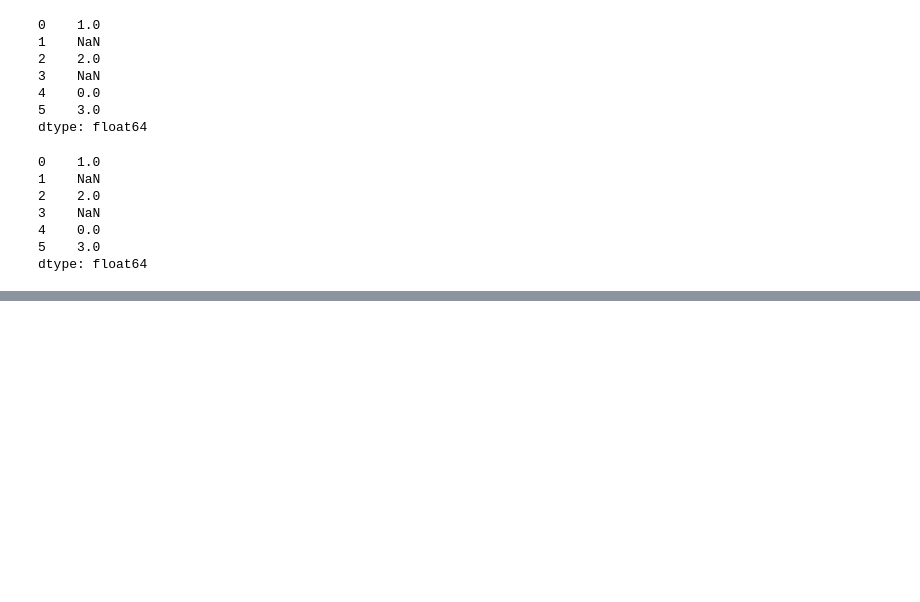
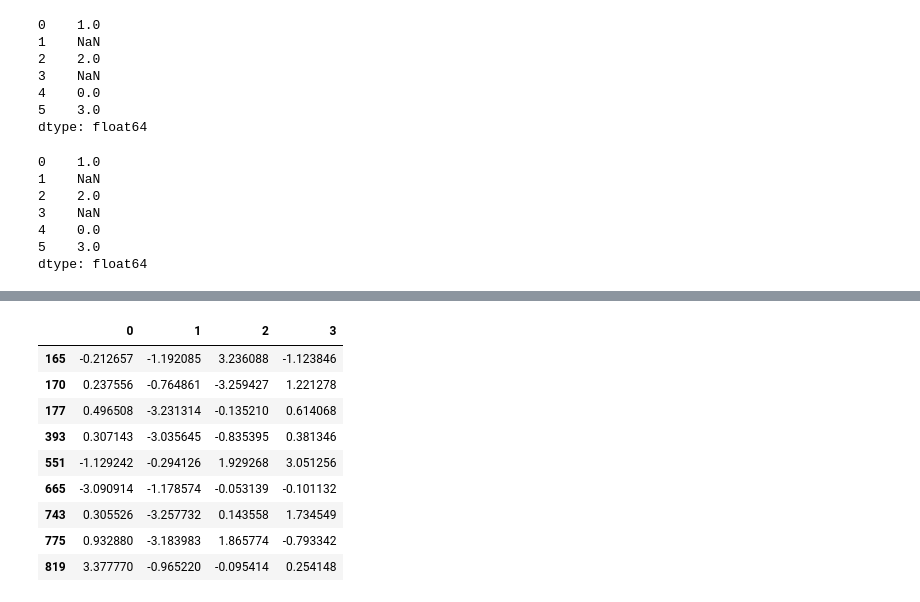
Before and after one commit to singfungcheung/python_for_data_analysis_wm_practice, a Jupyter notebook: src/Chapter7_DataCleaning.ipynb, the cells around one changed output, grey strips where cells are left out. Saved outputs shown, nothing was run; the diff lists cells and outputs as text; code cells hidden in the pictures; blank space fills up the shorter version.

```diff
--- a/src/Chapter7_DataCleaning.ipynb
+++ b/src/Chapter7_DataCleaning.ipynb
@@ -388,0 +430,14 @@ dtype: float64
+# %%
+# Find some outliers. Let's say values greater than abs(3).
+data[(data.abs() > 3).any(axis="columns")]
+# %% [output]
+|  | 0 | 1 | 2 | 3 |
+| 165 | -0.212657 | -1.192085 | 3.236088 | -1.123846 |
+| 170 | 0.237556 | -0.764861 | -3.259427 | 1.221278 |
+| 177 | 0.496508 | -3.231314 | -0.135210 | 0.614068 |
+| 393 | 0.307143 | -3.035645 | -0.835395 | 0.381346 |
+| 551 | -1.129242 | -0.294126 | 1.929268 | 3.051256 |
+| 665 | -3.090914 | -1.178574 | -0.053139 | -0.101132 |
+| 743 | 0.305526 | -3.257732 | 0.143558 | 1.734549 |
+| 775 | 0.932880 | -3.183983 | 1.865774 | -0.793342 |
+| 819 | 3.377770 | -0.965220 | -0.095414 | 0.254148 |
```
Also changed, not shown: parts of 16 cells of this notebook.
